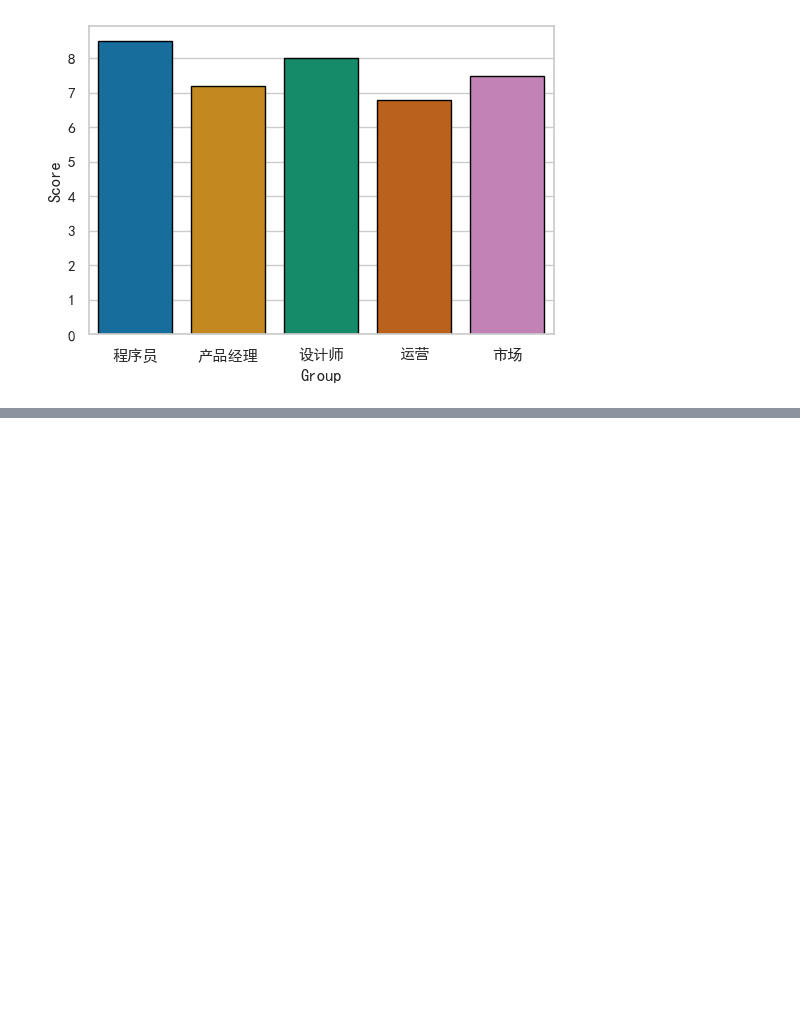
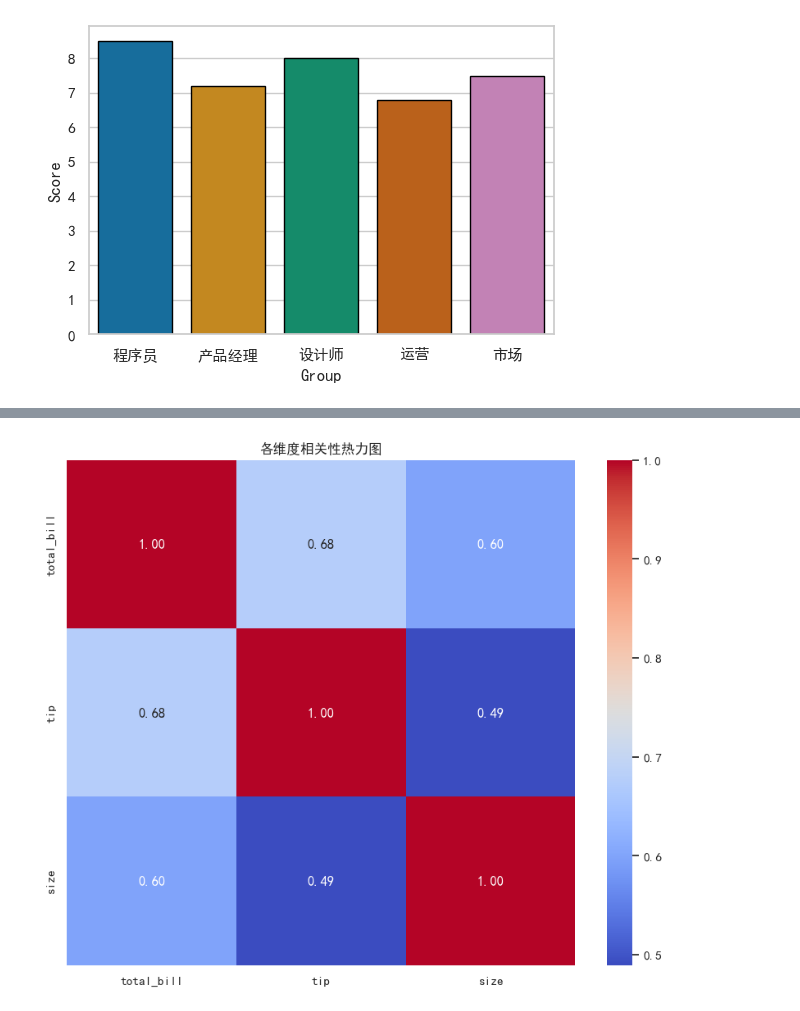
Before and after one commit to UMP4u/knowledge-handbook, a Jupyter notebook: survey_process/seaborn.ipynb, the cells around one changed output, grey strips where cells are left out. Saved outputs shown, nothing was run; the diff lists cells and outputs as text; code cells hidden in the pictures; blank space fills up the shorter version.

```diff
--- a/survey_process/seaborn.ipynb
+++ b/survey_process/seaborn.ipynb
@@ -73,13 +114,21 @@ plt.show()
 # %%
 # 5. 热力图 (Heatmap)：看“谁和谁有关联”
 
 plt.figure(figsize=(10, 8))
 # 计算相关系数
-corr = clean_df.corr()
-# annot=True 会在格子里写数字，cmap 是配色
+corr = tips.corr(numeric_only=True)
 sns.heatmap(corr, annot=True, cmap='coolwarm', fmt=".2f")
+# annot=True 会在格子里写数字，cmap 是配色,cbar是否显示右侧的颜色条（Colorbar），默认为 True
 plt.title('各维度相关性热力图')
 plt.show()
+
+# df.corr(numeric_only=True)  只能计算数值列之间的线性关系
+# 1. 定序数据（最适合热力图）   “满意”编为 5，“不满意”编为 1
+# 2. 二分类数据     性别（男/女）、是否（是/否）
+# 3. 无序分类数据（最难处理）   独热编码。热力图会多出 Job_程序员, Job_医生 等列。
+# 如果 Job_程序员 与 满意度 的格子是红色的，说明程序员群体更倾向于给高分
+# %% [output]
+[figure, added]
 # %%
 # 6. 散点图 (Scatter Plot)：看“趋势”
 
```
Also changed, not shown: parts of 9 cells of this notebook, 1 other file.
